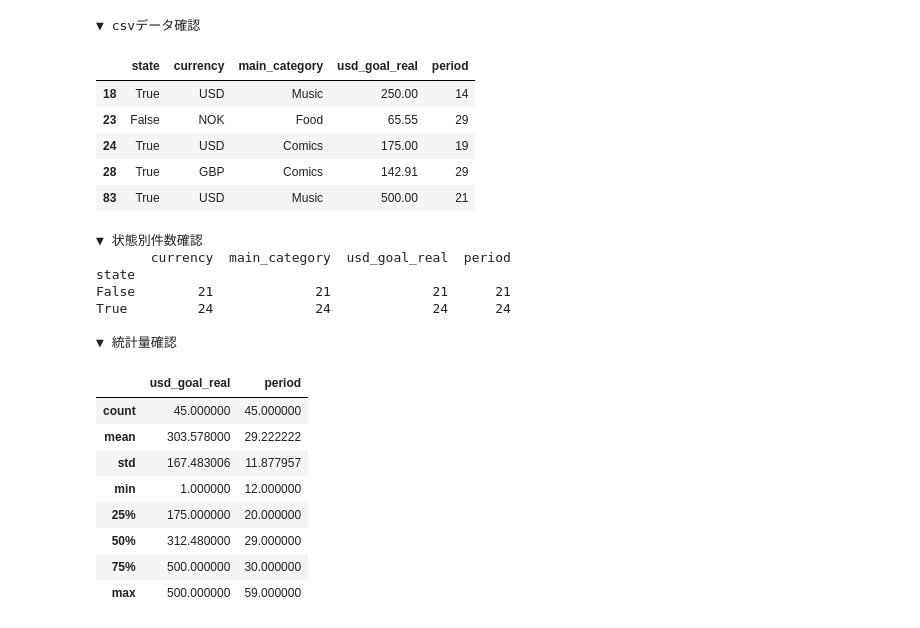
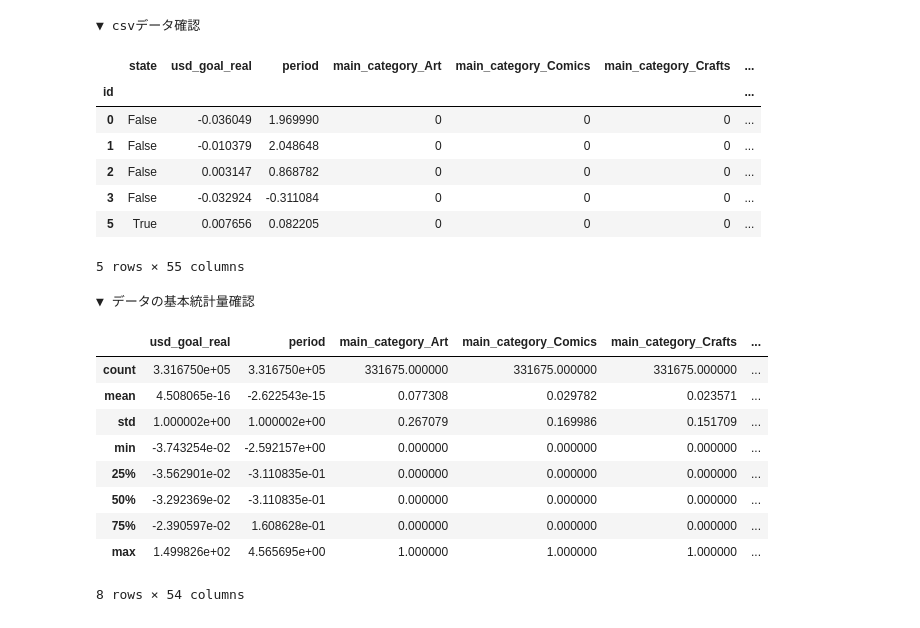
Before and after one commit to arsma12/skillupAI, a Jupyter notebook: Day1_work_長谷川雅代.ipynb, the cells around one changed output. Drawn from its saved outputs; the diff is of its cells as text; code cells hidden in the pictures.

```diff
--- a/Day1_work_長谷川雅代.ipynb
+++ b/Day1_work_長谷川雅代.ipynb
@@ -38,83 +40,65 @@ import warnings
 warnings.filterwarnings('ignore')
 # %%
 # データセット読込
-#df= pd.read_csv('./ks-projects-201801.csv')
-df= pd.read_csv('./ks-projects-201801.csv',nrows=500)
+df= pd.read_csv('./ks-projects-201801.csv')
 
 #print("\n▼ 欠損項目を確認")
 #print(df.isnull().sum())
 
 #print("\n▼ 各項目の項目値を確認")
 #print(df['state'].unique())
-#print(df['main_category'].unique())
-#print(df['category'].unique())
-#print(df['currency'].unique())
-#print(df['country'].unique())
 
 # 欠損項目および不要項目を削除
-df = df.drop(['ID','name','usd pledged','category','country','goal'], axis=1)
+df = df.drop(['ID','name','goal','usd pledged','category'], axis=1)
 # 事前に予測できない項目を削除
 df = df.drop(['backers','pledged','usd_pledged_real'], axis=1)
 
 # 開始日時と締切日時から期間(period)を算出
 df['deadline'] = pd.to_datetime(df['deadline'], errors = 'coerce')
 df['launched'] = pd.to_datetime(df['launched'], errors = 'coerce')
 df['period'] = (df['deadline'] - df['launched']).dt.days
 df = df.drop(['launched','deadline'], axis=1)
 
-# 数値項目は、数値に変換
-df['usd_goal_real'] = pd.to_numeric(df['usd_goal_real'], errors ='coerce')
-df['period'] = pd.to_numeric(df['period'], errors ='coerce')
-
-# 目標金額を抽出条件に追加
-df = df[(df['usd_goal_real'] <= 500)]
 # 状態が成功または失敗のデータを抽出
 df = df[(df['state'] == 'successful') | (df['state'] == 'failed')]
 
 # 状態が成功ならば（1：True），失敗であれば（0：False）に変更
 df['state'] = df['state'] == 'successful'
 
 # ダミー変換
-#df_dummy1 = pd.get_dummies(df['main_category'])
-#df_dummy2 = pd.get_dummies(df['currency'])
-#df = pd.concat([df.drop(['main_category'],axis=1),df_dummy1],axis=1)
-#df = pd.concat([df.drop(['currency'],axis=1),df_dummy2],axis=1)
+df = pd.get_dummies(df, columns=['main_category', 'currency', 'country'])
 
-# データ並び替え
-df = df.ix[:,[2,1,0,3,4]]
-#df = df.ix[:,[2,1,0,3,4,5,6,7,8,9,10,11,12,13,14,15,16,17,18,19,20,21,22]]
+# データを標準化
+scaler = StandardScaler()
+df['usd_goal_real'] = scaler.fit_transform(df.loc[:, ['usd_goal_real']])
+df['period'] = scaler.fit_transform(df.loc[:, ['period']])
+
+df.index.name="id"
 
 print("\n▼ csvデータ確認")
 display(df.head())
 
-print("\n▼ 状態別件数確認")
-print(df.groupby('state').count())
-
-print("\n▼ 統計量確認")
+print("\n▼ データの基本統計量確認")
 df.describe()
-#print(df.info())
 # %% [output]
 ▼ csvデータ確認
-|  | state | currency | main_category | usd_goal_real | period |
-| 18 | True | USD | Music | 250.00 | 14 |
-| 23 | False | NOK | Food | 65.55 | 29 |
-| 24 | True | USD | Comics | 175.00 | 19 |
-| 28 | True | GBP | Comics | 142.91 | 29 |
-| 83 | True | USD | Music | 500.00 | 21 |
+|  | state | usd_goal_real | period | main_category_Art | main_category_Comics | main_category_Crafts | ... |
+| id |  |  |  |  |  |  | ... |
+| 0 | False | -0.036049 | 1.969990 | 0 | 0 | 0 | ... |
+| 1 | False | -0.010379 | 2.048648 | 0 | 0 | 0 | ... |
+| 2 | False | 0.003147 | 0.868782 | 0 | 0 | 0 | ... |
+| 3 | False | -0.032924 | -0.311084 | 0 | 0 | 0 | ... |
+| 5 | True | 0.007656 | 0.082205 | 0 | 0 | 0 | ... |
-▼ 状態別件数確認
-       currency  main_category  usd_goal_real  period
-state
-False        21             21             21      21
-True         24             24             24      24
-
-▼ 統計量確認
+5 rows × 55 columns
+▼ データの基本統計量確認
-|  | usd_goal_real | period |
-| count | 45.000000 | 45.000000 |
-| mean | 303.578000 | 29.222222 |
-| std | 167.483006 | 11.877957 |
-| min | 1.000000 | 12.000000 |
-| 25% | 175.000000 | 20.000000 |
-| 50% | 312.480000 | 29.000000 |
-| 75% | 500.000000 | 30.000000 |
-| max | 500.000000 | 59.000000 |
+|  | usd_goal_real | period | main_category_Art | main_category_Comics | main_category_Crafts | ... |
+| count | 3.316750e+05 | 3.316750e+05 | 331675.000000 | 331675.000000 | 331675.000000 | ... |
+| mean | 4.508065e-16 | -2.622543e-15 | 0.077308 | 0.029782 | 0.023571 | ... |
+| std | 1.000002e+00 | 1.000002e+00 | 0.267079 | 0.169986 | 0.151709 | ... |
+| min | -3.743254e-02 | -2.592157e+00 | 0.000000 | 0.000000 | 0.000000 | ... |
+| 25% | -3.562901e-02 | -3.110835e-01 | 0.000000 | 0.000000 | 0.000000 | ... |
+| 50% | -3.292369e-02 | -3.110835e-01 | 0.000000 | 0.000000 | 0.000000 | ... |
+| 75% | -2.390597e-02 | 1.608628e-01 | 0.000000 | 0.000000 | 0.000000 | ... |
+| max | 1.499826e+02 | 4.565695e+00 | 1.000000 | 1.000000 | 1.000000 | ... |
+8 rows × 54 columns
 # %%
```
Also changed, not shown: parts of 7 cells of this notebook.
